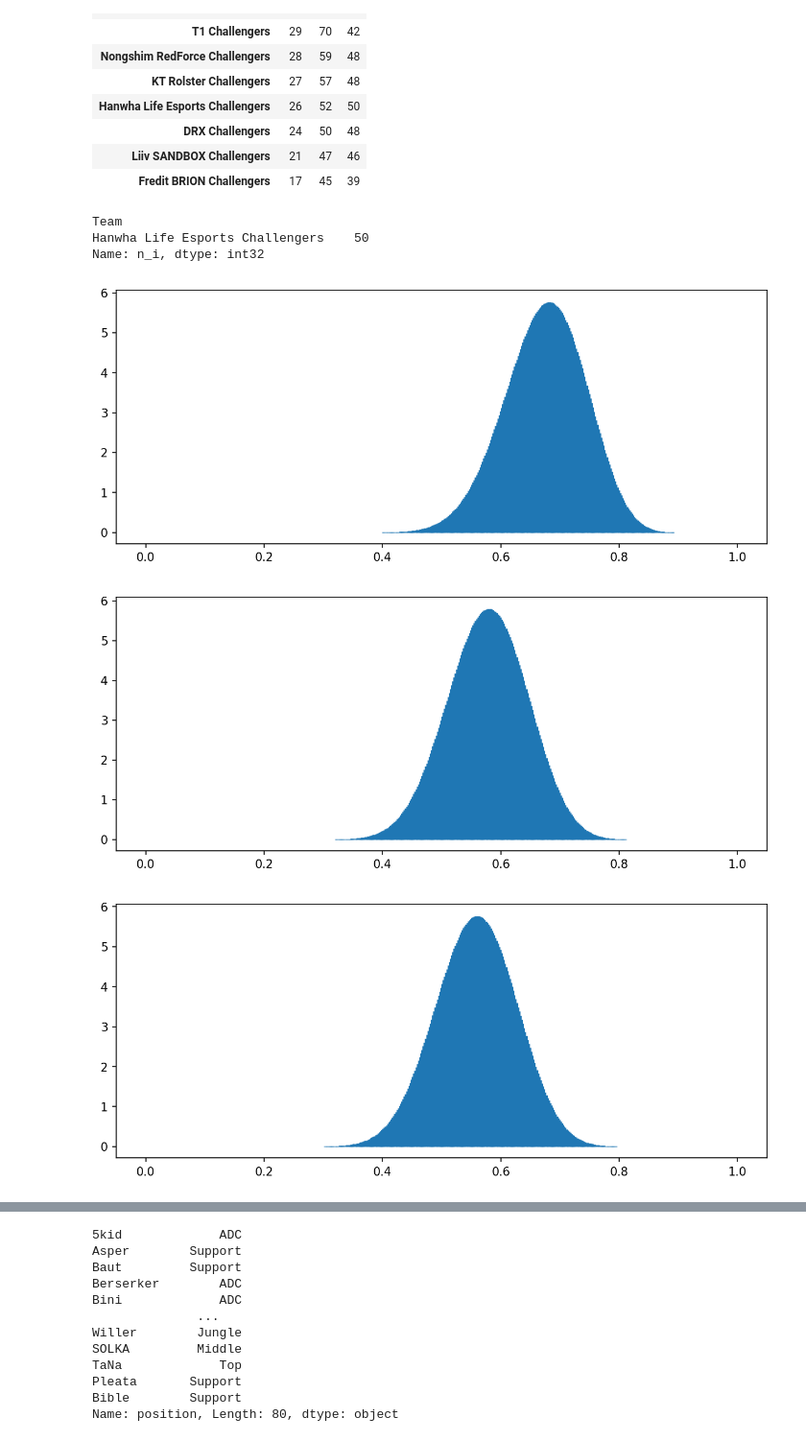
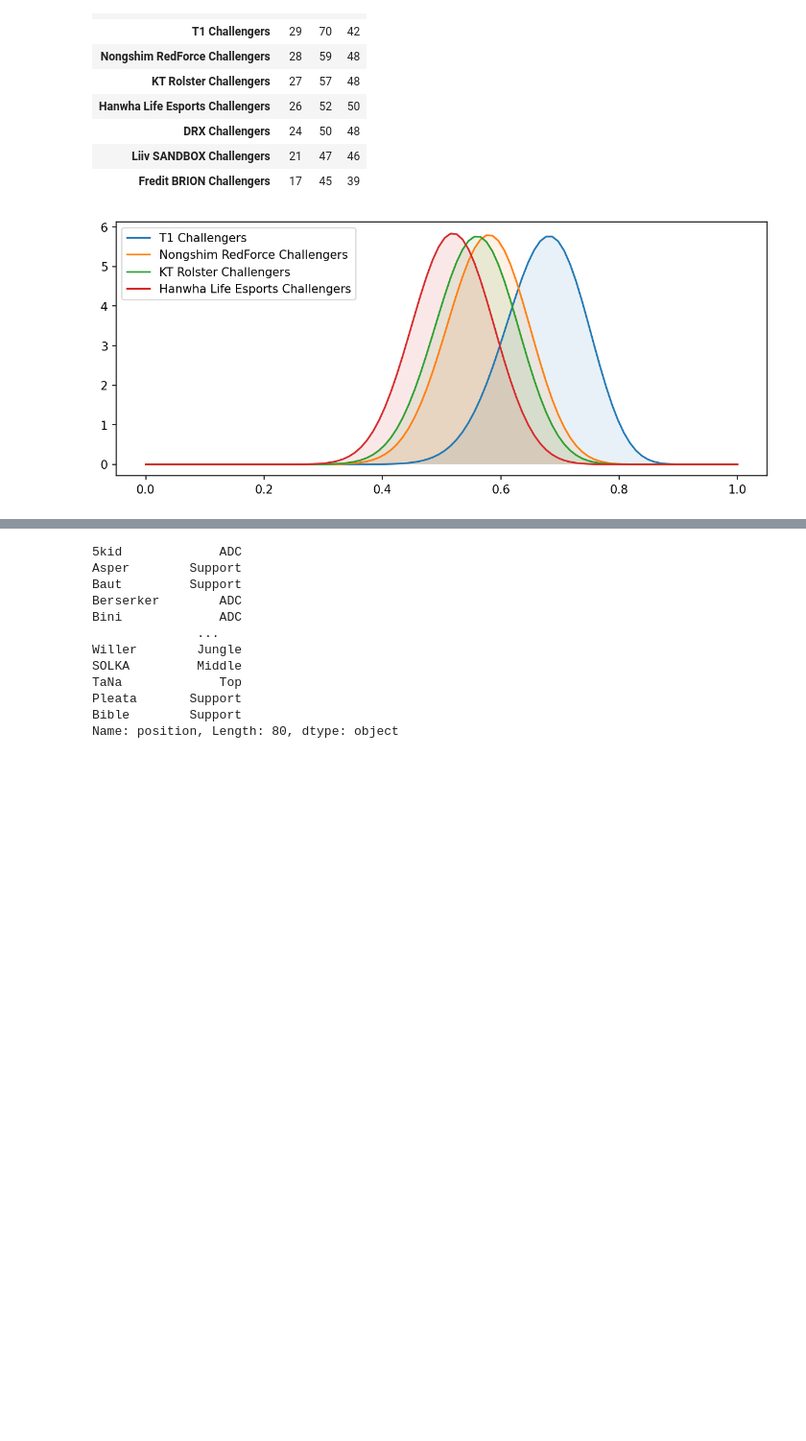
Before and after one commit to SFauth/LCK_CL_2021_Talent_Identification_Uni_Project, a Jupyter notebook: code.ipynb, the cells around one changed output, grey strips where cells are left out. Shown at 96% size. Drawn from its saved outputs; the diff is of its cells as text; code cells hidden in the pictures; blank space fills up the shorter version.

```diff
--- a/code.ipynb
+++ b/code.ipynb
@@ -255,5 +255,6 @@ def plot_beta_posterior_team(teams:list, a:int, b:int):
 
         mm = np.linspace(0, 1, 100)
 
-        axs.plot(mm, beta.pdf(mm, a + m_i, b + n_i - m_i ))
+        axs.plot(mm, beta.pdf(mm, a + m_i, b + n_i - m_i ), label=teams[team])
         axs.fill(mm, beta.pdf(mm, a + m_i, b + n_i - m_i ), alpha = 0.1)
+        axs.legend()
@@ -298,19 +275,10 @@ win_stats_formalized
 | DRX Challengers | 24 | 50 | 48 |
 | Liiv SANDBOX Challengers | 21 | 47 | 46 |
 | Fredit BRION Challengers | 17 | 45 | 39 |
-# %%
-n_i
-# %% [output]
-Team
-Hanwha Life Esports Challengers    50
-Name: n_i, dtype: int32
 # %%
-for team in ['T1 Challengers', 'Nongshim RedForce Challengers', 'KT Rolster Challengers',
-'Hanwha Life Esports Challengers']:
-    m_i = win_stats_formalized.filter(like=team, axis=0).m_i
-    n_i = win_stats_formalized.filter(like=team, axis=0).n_i
-    plot_beta_posterior(m_i, n_i, 2, 2)
+teams = ['T1 Challengers', 'Nongshim RedForce Challengers', 'KT Rolster Challengers',
+'Hanwha Life Esports Challengers']
+
+plot_beta_posterior_team(teams, 2, 2)
 # %% [output]
-[figure, old version]
+[figure, new version]
-[figure, removed]
-[figure, removed]
```
Also changed, not shown: parts of 13 cells of this notebook.
